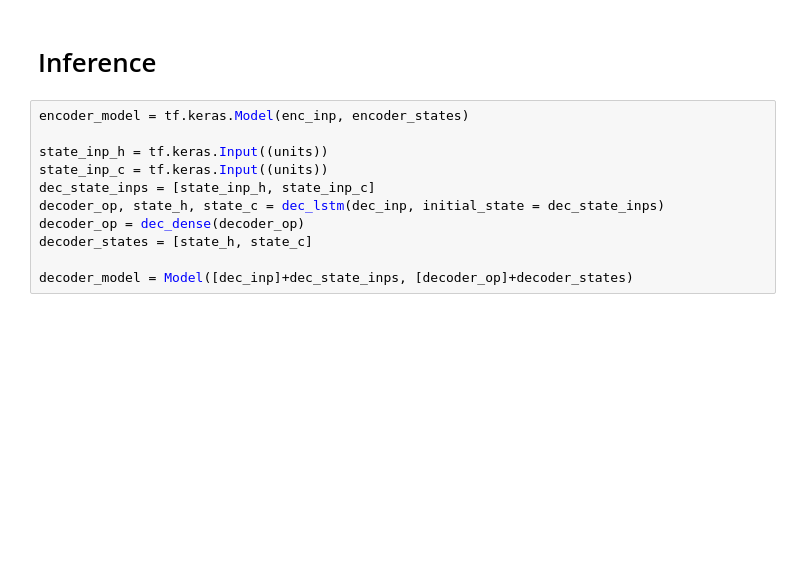
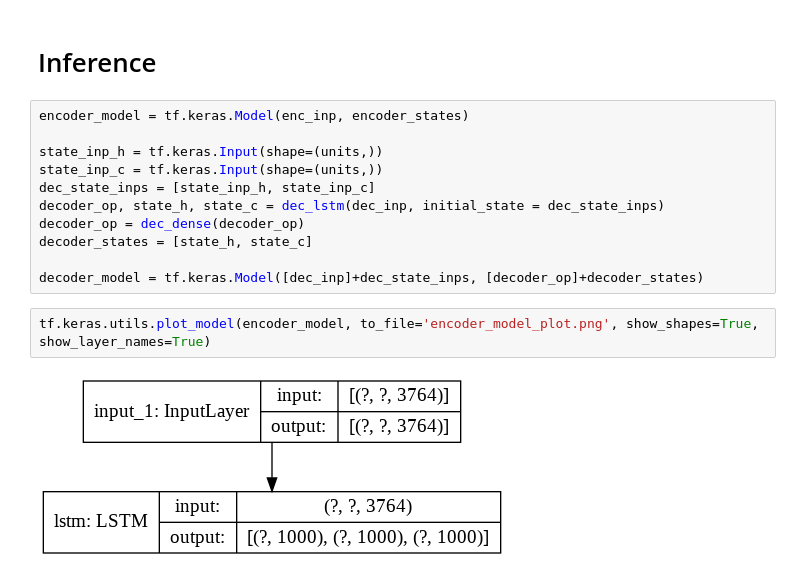
Before and after one commit to Aheli15/NMT, a Jupyter notebook: Machine_Translation_with_Seq2Seq.ipynb, the cells around one changed output. Saved outputs shown, nothing was run; the diff lists cells and outputs as text; blank space fills up the shorter version.

```diff
--- a/Machine_Translation_with_Seq2Seq.ipynb
+++ b/Machine_Translation_with_Seq2Seq.ipynb
@@ -223,11 +225,15 @@ Step : 3 / 6
 # %%
 encoder_model = tf.keras.Model(enc_inp, encoder_states)
 
-state_inp_h = tf.keras.Input((units))
-state_inp_c = tf.keras.Input((units))
+state_inp_h = tf.keras.Input(shape=(units,))
+state_inp_c = tf.keras.Input(shape=(units,))
 dec_state_inps = [state_inp_h, state_inp_c]
 decoder_op, state_h, state_c = dec_lstm(dec_inp, initial_state = dec_state_inps)
 decoder_op = dec_dense(decoder_op)
 decoder_states = [state_h, state_c]
 
-decoder_model = Model([dec_inp]+dec_state_inps, [decoder_op]+decoder_states)
+decoder_model = tf.keras.Model([dec_inp]+dec_state_inps, [decoder_op]+decoder_states)
+# %%
+tf.keras.utils.plot_model(encoder_model, to_file='encoder_model_plot.png', show_shapes=True, show_layer_names=True)
+# %% [output]
+[figure, added]
```
Also changed, not shown: parts of 17 cells of this notebook.
